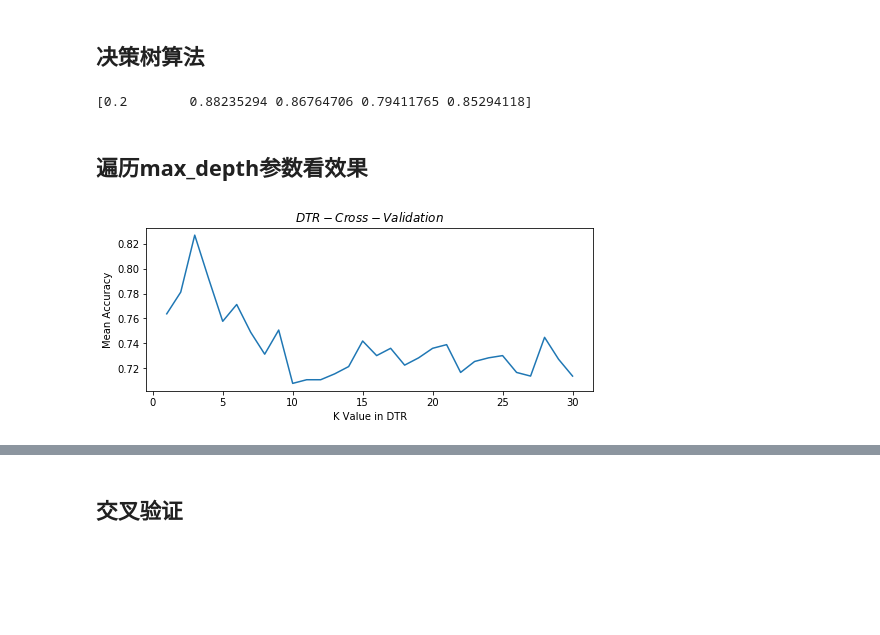
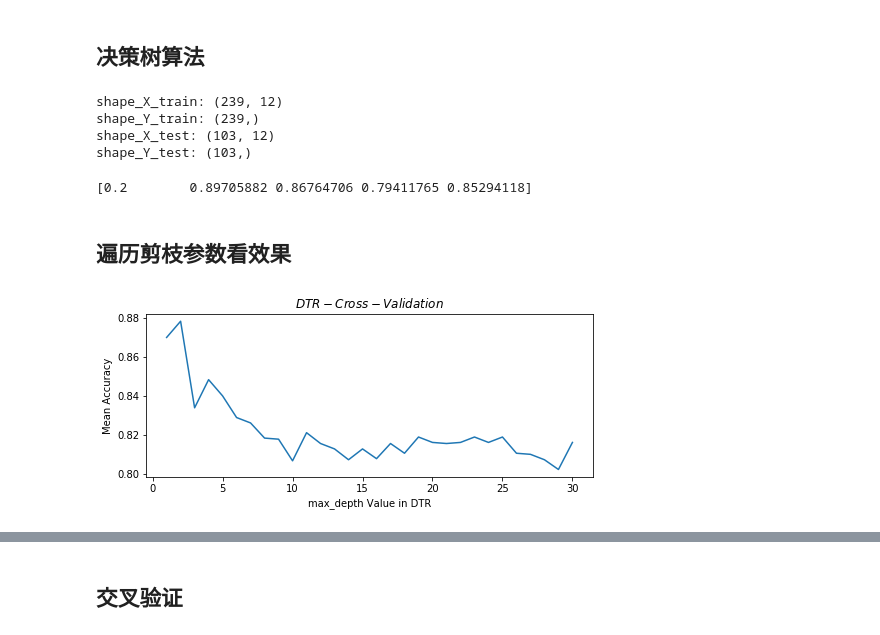
Before and after one commit to xuganghuhu/project_play, a Jupyter notebook: 决策树.ipynb, the cells around one changed output, grey strips where cells are left out. Cells and saved outputs as stored; diff of their text form; code cells hidden in the pictures; blank space fills up the shorter version.

```diff
--- a/决策树.ipynb
+++ b/决策树.ipynb
@@ -52,3 +49,24 @@ from sklearn.cross_validation import cross_val_score
+# %%
+from sklearn import tree
+from sklearn.cross_validation import cross_val_score
+
+from sklearn import model_selection
+from sklearn import metrics
+
+#将数据集分成训练集和测试集
+x=data.loc[:,['AGE','MP','FG','3P','2P','FT','TRB','AST','STL','BLK','TOV','POINTS']]
+y=data['target']
+
+X_train,X_test,Y_train,Y_test=model_selection.train_test_split(x,y,test_size=0.3,random_state=333)
+print('shape_X_train:',X_train.shape)
+print('shape_Y_train:',Y_train.shape)
+print('shape_X_test:',X_test.shape)
+print('shape_Y_test:',Y_test.shape)
+# %% [output]
+shape_X_train: (239, 12)
+shape_Y_train: (239,)
+shape_X_test: (103, 12)
+shape_Y_test: (103,)
 # %%
 x=data.loc[:,['AGE','MP','FG','3P','2P','FT','TRB','AST','STL','BLK','TOV','POINTS']]
 y=data['target']
@@ -59,23 +77,23 @@ dtr.fit(X_train,Y_train)
 score = cross_val_score(dtr, x, y, cv = 5, scoring = 'accuracy')
 print(score)
 # %% [output]
-[0.2        0.88235294 0.86764706 0.79411765 0.85294118]
+[0.2        0.89705882 0.86764706 0.79411765 0.85294118]
 # %% [markdown]
-## 遍历max_depth参数看效果
+## 遍历剪枝参数看效果
 # %%
 d_range=np.arange(1,31)   #定义KNN算法中的K值
 
 d_score=[]
 for d in d_range:
     dtr=tree.DecisionTreeClassifier(max_depth=d)
-    scores = cross_val_score(dtr, x, y, cv = 10, scoring = 'accuracy')
+    scores = cross_val_score(dtr, x, y, cv = 30, scoring = 'accuracy')
     d_score.append(scores.mean())
 # %%
 plt.figure(figsize=(8,3))
 plt.plot(d_range, d_score)
-plt.xlabel('K Value in DTR')
+plt.xlabel('max_depth Value in DTR')
 plt.ylabel('Mean Accuracy')
 plt.title('$DTR-Cross-Validation$')
 plt.show()
 # %% [output]
-[figure, old version]
+[figure, new version]
```
Also changed, not shown: parts of 14 cells of this notebook.
